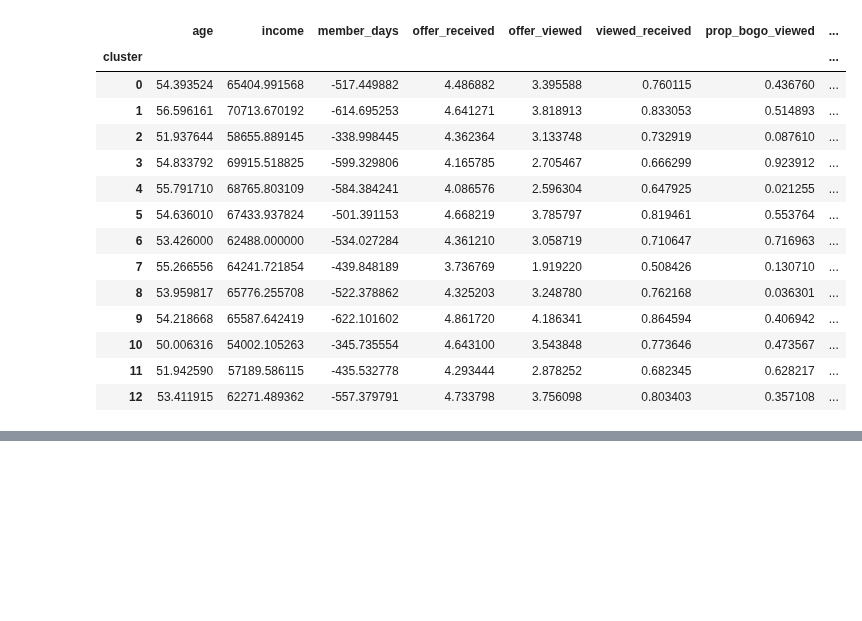
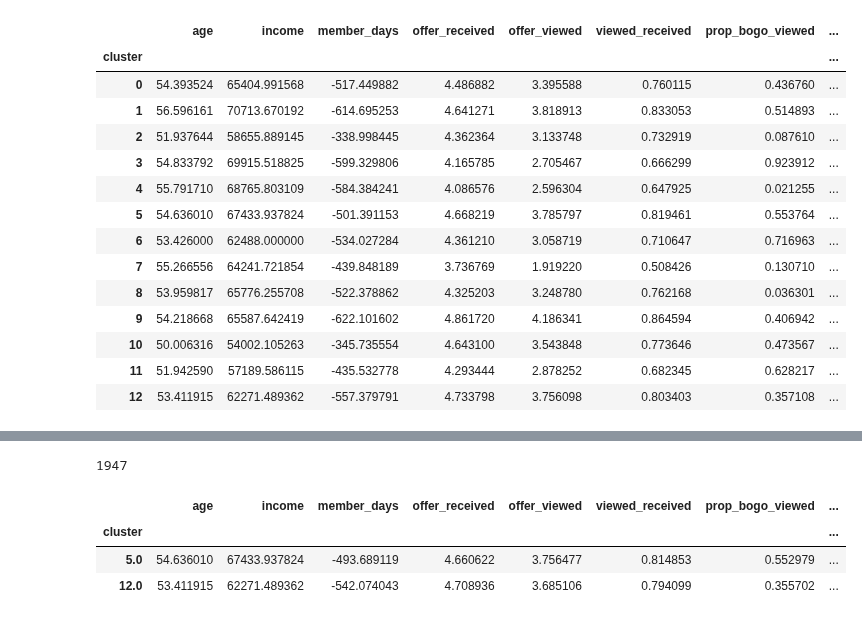
Before and after one commit to rbuerki/segmentation-challenge-starbucks, a Jupyter notebook: 5-analyze_clusters.ipynb, the cells around one changed output, grey strips where cells are left out. Saved outputs shown, nothing was run; the diff lists cells and outputs as text; code cells hidden in the pictures; blank space fills up the shorter version.

```diff
--- a/5-analyze_clusters.ipynb
+++ b/5-analyze_clusters.ipynb
@@ -164,0 +198,15 @@ Name: cluster, dtype: int64
+# %%
+"""create dataframe containing segments of interst only, drop NaN"""
+
+seg_5_12 = profile_clusters.copy().loc[profile_clusters['cluster'].isin([5, 12])]
+seg_5_12.dropna(how = 'any', inplace=True)
+len(seg_5_12)
+# %% [output]
+1947
+# %%
+seg_5_12.groupby(['cluster']).mean()
+# %% [output]
+|  | age | income | member_days | offer_received | offer_viewed | viewed_received | prop_bogo_viewed | ... |
+| cluster |  |  |  |  |  |  |  | ... |
+| 5.0 | 54.636010 | 67433.937824 | -493.689119 | 4.660622 | 3.756477 | 0.814853 | 0.552979 | ... |
+| 12.0 | 53.411915 | 62271.489362 | -542.074043 | 4.708936 | 3.685106 | 0.794099 | 0.355702 | ... |
```
Also changed, not shown: parts of 9 cells of this notebook.
